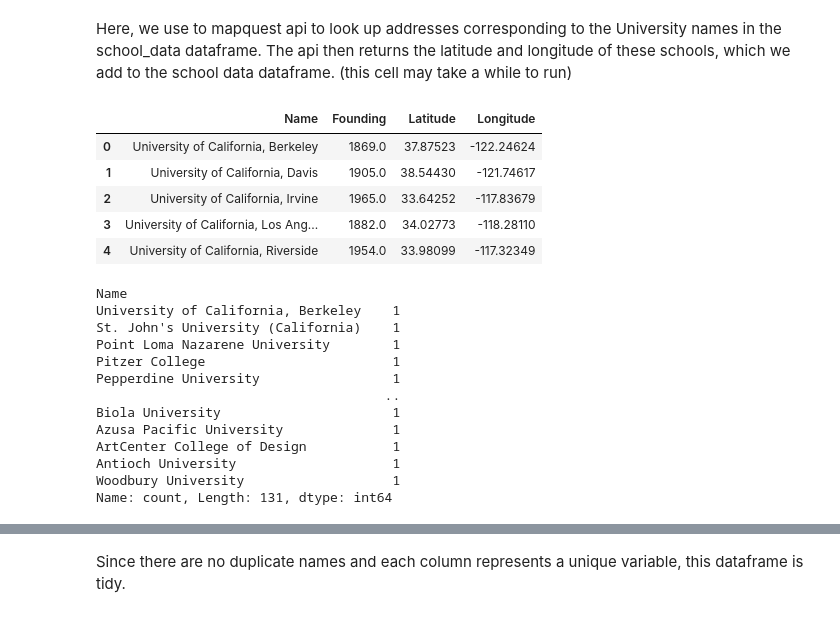
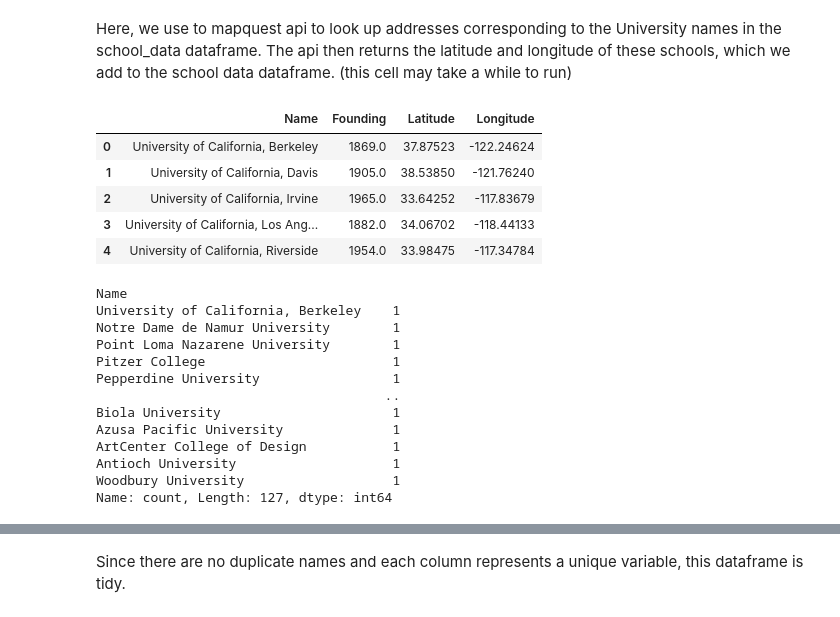
Before and after one commit to COGS108/Group091_WI26, a Jupyter notebook: 01-DataCheckpoint.ipynb, the cells around one changed output, grey strips where cells are left out. Drawn from its saved outputs; the diff is of its cells as text; code cells hidden in the pictures.

```diff
--- a/01-DataCheckpoint.ipynb
+++ b/01-DataCheckpoint.ipynb
@@ -356,30 +356,33 @@ Here, we use to mapquest api to look up addresses corresponding to the Universit
 # %%
 url = "https://www.mapquestapi.com/geocoding/v1/address"
 lat_data = []
 long_data = []
 for university in school_data["Name"]:
-    params = {"key": "kH8UIQ6xBOIYz0ABPu1japGd1aUBzFnA", "location": f"{university}"}
+    params = {"key": "kH8UIQ6xBOIYz0ABPu1japGd1aUBzFnA",
+              "location": f"{university}, California",
+              "boundingBox": "42.01,-124.48,32.53,-114.13",
+              "maxResults": 1}
     response = requests.get(url, params=params)
     data = response.json()
     latlng = data["results"][0]["locations"][0]["latLng"]
     lat_data.append(latlng['lat'])
     long_data.append(latlng['lng'])
 school_data["Latitude"] = pd.Series(lat_data)
 school_data["Longitude"] = pd.Series(long_data)
 school_data.head()
 # %% [output]
 |  | Name | Founding | Latitude | Longitude |
 | 0 | University of California, Berkeley | 1869.0 | 37.87523 | -122.24624 |
-| 1 | University of California, Davis | 1905.0 | 38.54430 | -121.74617 |
+| 1 | University of California, Davis | 1905.0 | 38.53850 | -121.76240 |
 | 2 | University of California, Irvine | 1965.0 | 33.64252 | -117.83679 |
-| 3 | University of California, Los Ang... | 1882.0 | 34.02773 | -118.28110 |
-| 4 | University of California, Riverside | 1954.0 | 33.98099 | -117.32349 |
+| 3 | University of California, Los Ang... | 1882.0 | 34.06702 | -118.44133 |
+| 4 | University of California, Riverside | 1954.0 | 33.98475 | -117.34784 |
 # %%
 school_data["Name"].value_counts()
 # %% [output]
 Name
 University of California, Berkeley    1
-St. John's University (California)    1
+Notre Dame de Namur University        1
 Point Loma Nazarene University        1
 Pitzer College                        1
 Pepperdine University                 1
@@ -389,7 +392,7 @@ Azusa Pacific University              1
 ArtCenter College of Design           1
 Antioch University                    1
 Woodbury University                   1
-Name: count, Length: 131, dtype: int64
+Name: count, Length: 127, dtype: int64
 # %%
 print(f"shape of university and college dataframe: {school_data.shape}")
 # %% [output]
```
Also changed, not shown: parts of 8 cells of this notebook, 1 other file.
